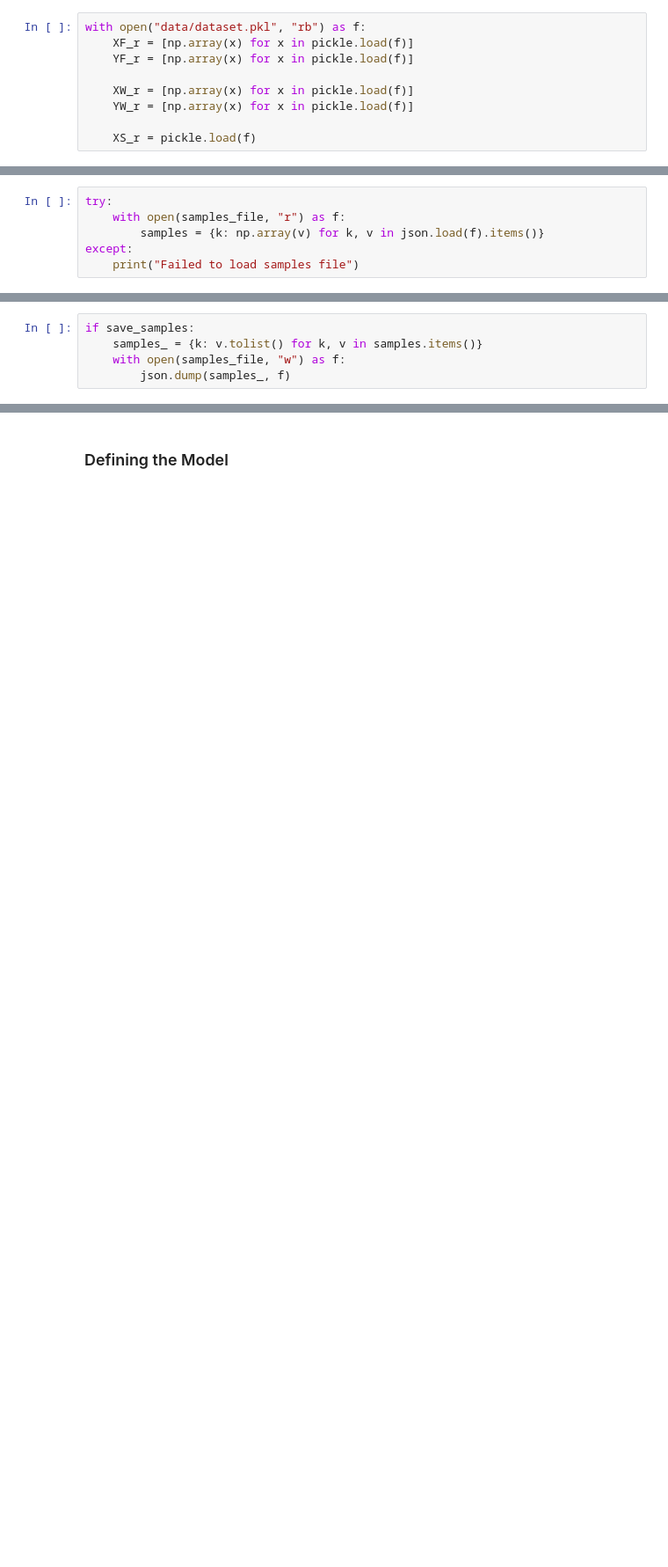
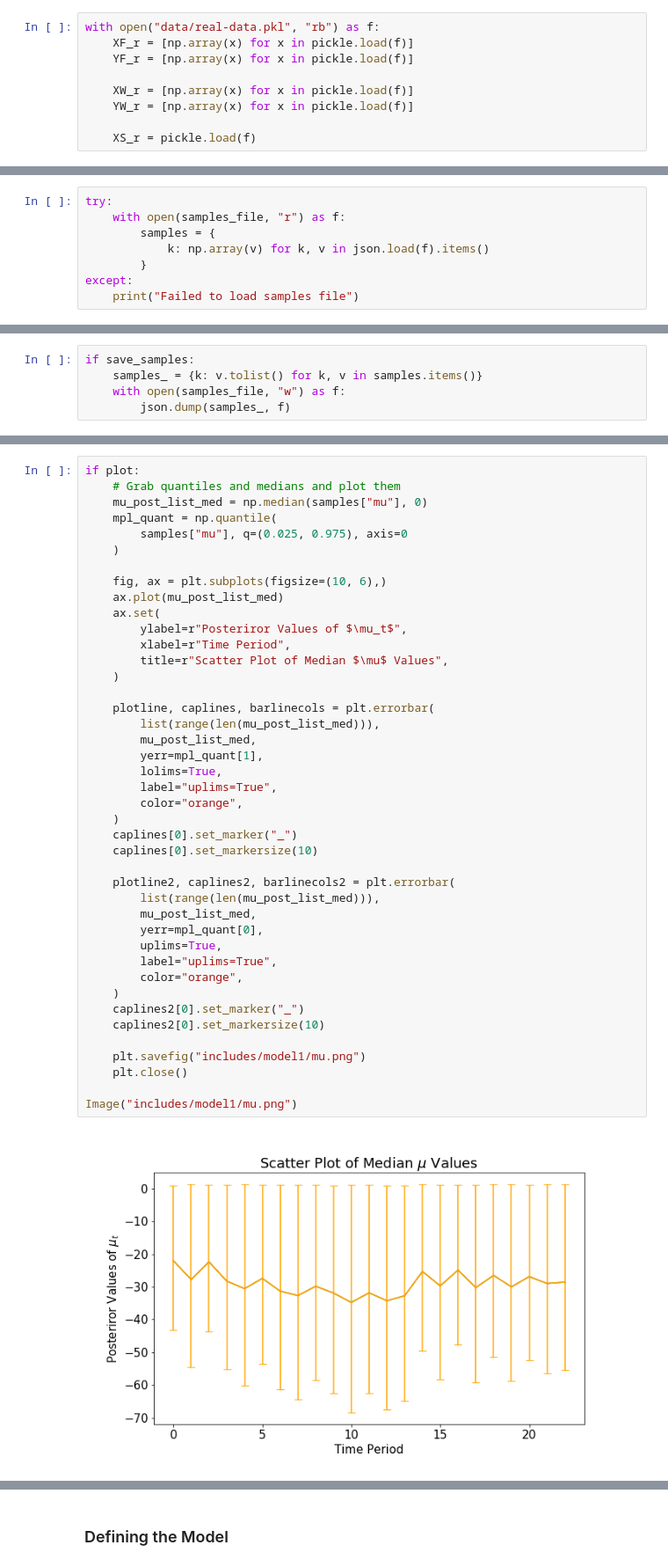
Before and after one commit to M-Harrington/probprog-finalproject, a Jupyter notebook: code.ipynb, the cells around one changed output, grey strips where cells are left out. Shown at 88% size. Saved outputs shown, nothing was run; the diff lists cells and outputs as text; blank space fills up the shorter version.

```diff
--- a/code.ipynb
+++ b/code.ipynb
@@ -315,5 +484,5 @@ for site, values in summary(samples).items():
 # %%
-with open("data/dataset.pkl", "rb") as f:
+with open("data/real-data.pkl", "rb") as f:
     XF_r = [np.array(x) for x in pickle.load(f)]
     YF_r = [np.array(x) for x in pickle.load(f)]
 
@@ -376,7 +565,9 @@ samples_file = "data/real-data/" + ("gp-samples" if use_gp else "kr-samples") +
 # %%
 try:
     with open(samples_file, "r") as f:
-        samples = {k: np.array(v) for k, v in json.load(f).items()}
+        samples = {
+            k: np.array(v) for k, v in json.load(f).items()
+        }
 except:
     print("Failed to load samples file")
 # %%
@@ -400,0 +630,44 @@ for site, values in summary(samples).items():
+# %%
+if plot:
+    # Grab quantiles and medians and plot them
+    mu_post_list_med = np.median(samples["mu"], 0)
+    mpl_quant = np.quantile(
+        samples["mu"], q=(0.025, 0.975), axis=0
+    )
+
+    fig, ax = plt.subplots(figsize=(10, 6),)
+    ax.plot(mu_post_list_med)
+    ax.set(
+        ylabel=r"Posteriror Values of $\mu_t$",
+        xlabel=r"Time Period",
+        title=r"Scatter Plot of Median $\mu$ Values",
+    )
+
+    plotline, caplines, barlinecols = plt.errorbar(
+        list(range(len(mu_post_list_med))),
+        mu_post_list_med,
+        yerr=mpl_quant[1],
+        lolims=True,
+        label="uplims=True",
+        color="orange",
+    )
+    caplines[0].set_marker("_")
+    caplines[0].set_markersize(10)
+
+    plotline2, caplines2, barlinecols2 = plt.errorbar(
+        list(range(len(mu_post_list_med))),
+        mu_post_list_med,
+        yerr=mpl_quant[0],
+        uplims=True,
+        label="uplims=True",
+        color="orange",
+    )
+    caplines2[0].set_marker("_")
+    caplines2[0].set_markersize(10)
+
+    plt.savefig("includes/model1/mu.png")
+    plt.close()
+
+Image("includes/model1/mu.png")
+# %% [output]
+[figure, added]
```
Also changed, not shown: parts of 69 cells of this notebook, 1 other file.
